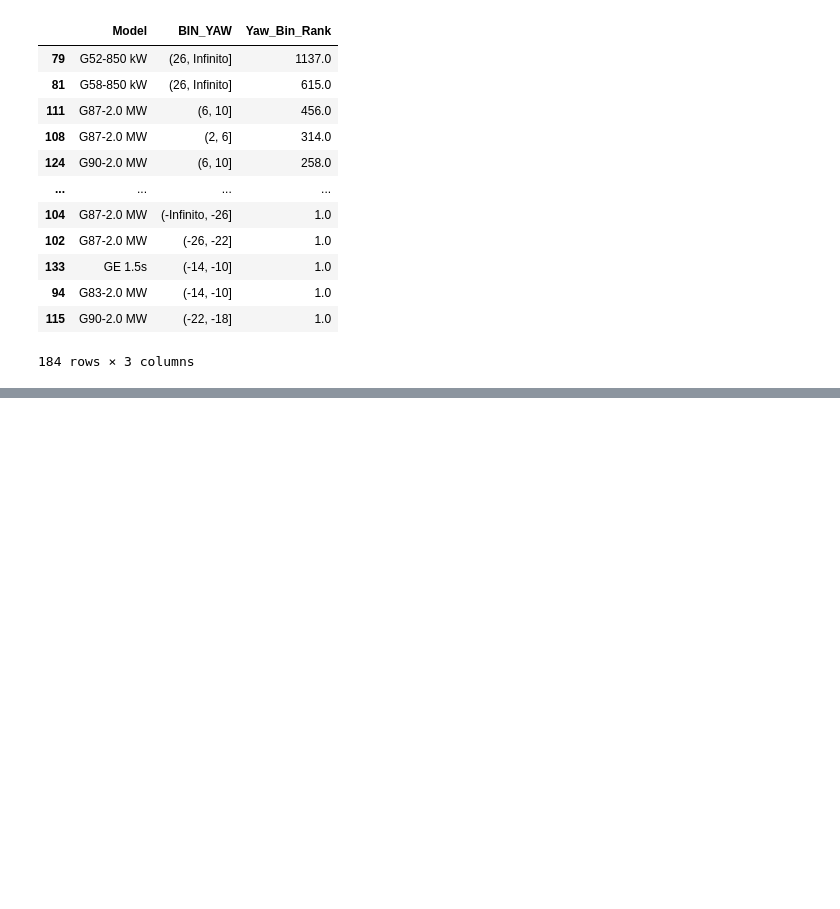
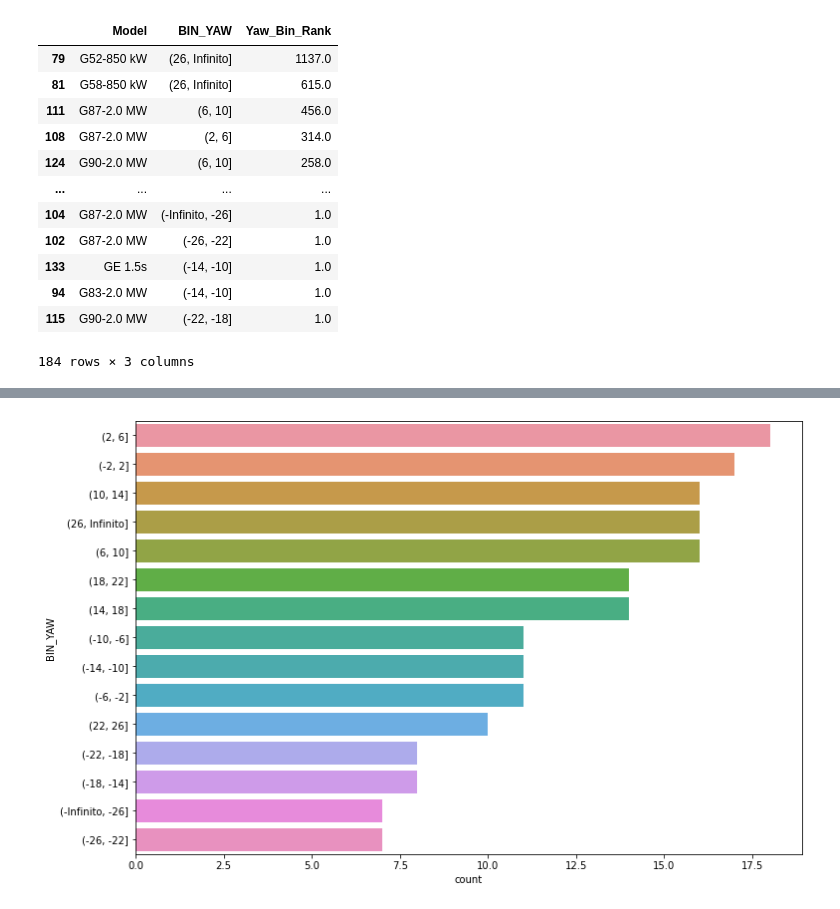
Before and after one commit to code-JOA/Wind-Turbine-Project, a Jupyter notebook: notebooks/OEM-Analysis.ipynb, the cells around one changed output, grey strips where cells are left out. Saved outputs shown, nothing was run; the diff lists cells and outputs as text; code cells hidden in the pictures; blank space fills up the shorter version.

```diff
--- a/notebooks/OEM-Analysis.ipynb
+++ b/notebooks/OEM-Analysis.ipynb
@@ -306,0 +326,6 @@ oem_alert
+# %%
+plt.figure(figsize = (12, 8))
+sns.countplot(y= "BIN_YAW", data=oem_alert, order=oem_alert['BIN_YAW'].value_counts().index)
+plt.show()
+# %% [output]
+[figure, added]
```
Also changed, not shown: parts of 1 cell of this notebook.
